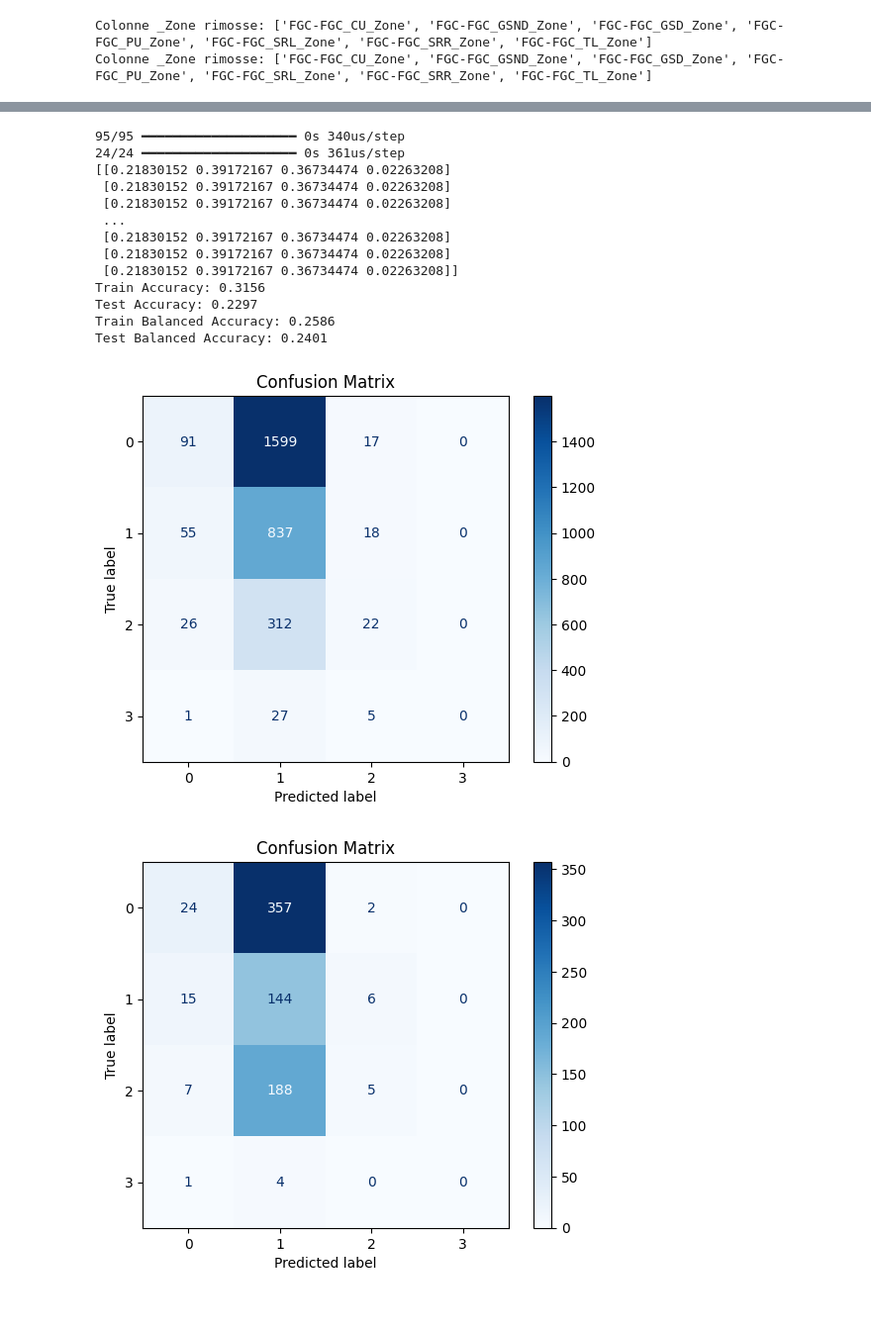
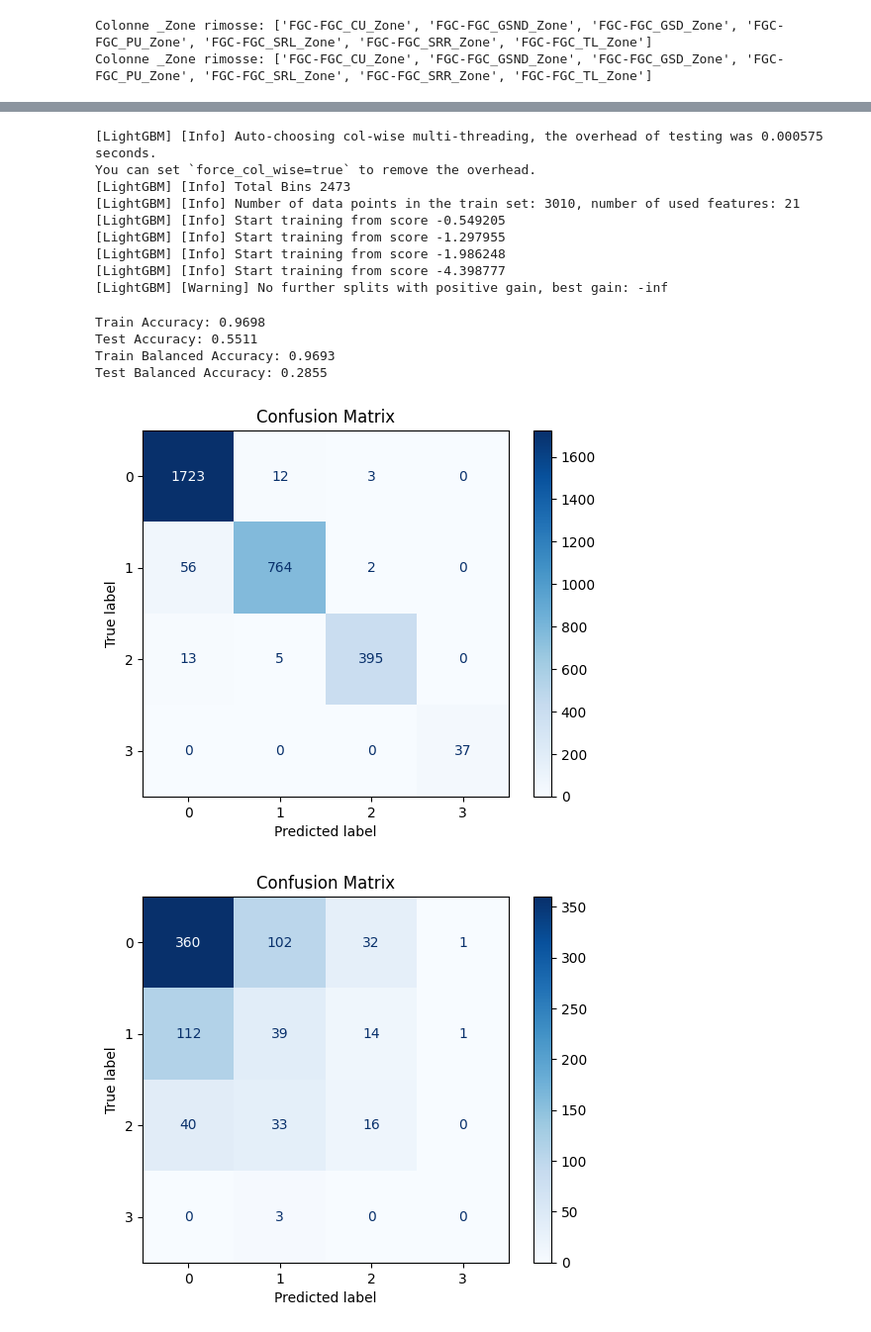
Before and after one commit to EliaCoro/progetto_dwm, a Jupyter notebook: work/progetto.ipynb, the cells around one changed output, grey strips where cells are left out. Shown at 99% size. Cells and saved outputs as stored; diff of their text form; code cells hidden in the pictures.

```diff
--- a/work/progetto.ipynb
+++ b/work/progetto.ipynb
@@ -900,44 +884,70 @@ Name: count, dtype: int64
+# %%
+# Creazione del dataset per LightGBM
+train_data = lgb.Dataset(X_train, label=y_train)
+test_data = lgb.Dataset(X_test, label=y_test, reference=train_data)
+
+# Parametri del modello
+params = {
+    'objective': 'multiclass',          # Task di classificazione
+    'num_class': len(y_train.unique()), # Numero di classi
+    'boosting_type': 'gbdt',            # Tipo di boosting
+    #'metric': 'multi_logloss',         # Metriche di valutazione
+    'metric': 'multi_error',
+    'learning_rate': 0.1,               # Tasso di apprendimento
+    'num_leaves': 30,                   # Numero di foglie
+    'max_depth': 15,                     # Profondità massima (non limitata)
+    'verbose': 1,                      # Silenzia i log dettagliati
+    #'num_iterations':1000
+}
+
+# Allenamento del modello
+model = lgb.train(
+    params,
+    train_data,
+    valid_sets=[train_data, test_data],
+    num_boost_round=65,  #Valore trovato facendo un po' di prove
+
+)
+lgbmModel = model
+# %% [output]
+[LightGBM] [Info] Auto-choosing col-wise multi-threading, the overhead of testing was 0.000575 seconds.
+You can set `force_col_wise=true` to remove the overhead.
+[LightGBM] [Info] Total Bins 2473
+[LightGBM] [Info] Number of data points in the train set: 3010, number of used features: 21
+[LightGBM] [Info] Start training from score -0.549205
+[LightGBM] [Info] Start training from score -1.297955
+[LightGBM] [Info] Start training from score -1.986248
+[LightGBM] [Info] Start training from score -4.398777
+[LightGBM] [Warning] No further splits with positive gain, best gain: -inf
 # %%
 # Fare previsioni sul training e test set
 y_train_pred = model.predict(X_train)
 y_test_pred = model.predict(X_test)
-
-print(y_train_pred)
 
 # Convertire le probabilità in etichette
 y_train_pred_label = y_train_pred.argmax(axis=1)
 y_test_pred_label = y_test_pred.argmax(axis=1)
 
 # Calcolare le metriche
 train_accuracy = accuracy_score(y_train, y_train_pred_label)
 test_accuracy = accuracy_score(y_test, y_test_pred_label)
 
 train_balanced_accuracy = inverse_balanced_accuracy(y_train, y_train_pred_label)
 test_balanced_accuracy = inverse_balanced_accuracy(y_test, y_test_pred_label)
 
 # Stampare i risultati
 print(f"Train Accuracy: {train_accuracy:.4f}")
 print(f"Test Accuracy: {test_accuracy:.4f}")
 print(f"Train Balanced Accuracy: {train_balanced_accuracy:.4f}")
 print(f"Test Balanced Accuracy: {test_balanced_accuracy:.4f}")
 
 # Stampa la matrice di confusione
 print_confusion_matrix(y_train, y_train_pred_label)
 print_confusion_matrix(y_test, y_test_pred_label)
-y_test_pred_label
 # %% [output]
-95/95 ━━━━━━━━━━━━━━━━━━━━ 0s 340us/step
-24/24 ━━━━━━━━━━━━━━━━━━━━ 0s 361us/step
-[[0.21830152 0.39172167 0.36734474 0.02263208]
- [0.21830152 0.39172167 0.36734474 0.02263208]
- [0.21830152 0.39172167 0.36734474 0.02263208]
- ...
- [0.21830152 0.39172167 0.36734474 0.02263208]
- [0.21830152 0.39172167 0.36734474 0.02263208]
- [0.21830152 0.39172167 0.36734474 0.02263208]]
-Train Accuracy: 0.3156
-Test Accuracy: 0.2297
-Train Balanced Accuracy: 0.2586
-Test Balanced Accuracy: 0.2401
+Train Accuracy: 0.9698
+Test Accuracy: 0.5511
+Train Balanced Accuracy: 0.9693
+Test Balanced Accuracy: 0.2855
-[figure, old version]
+[figure, new version]
-[figure, old version]
+[figure, new version]
```
Also changed, not shown: parts of 20 cells of this notebook.
